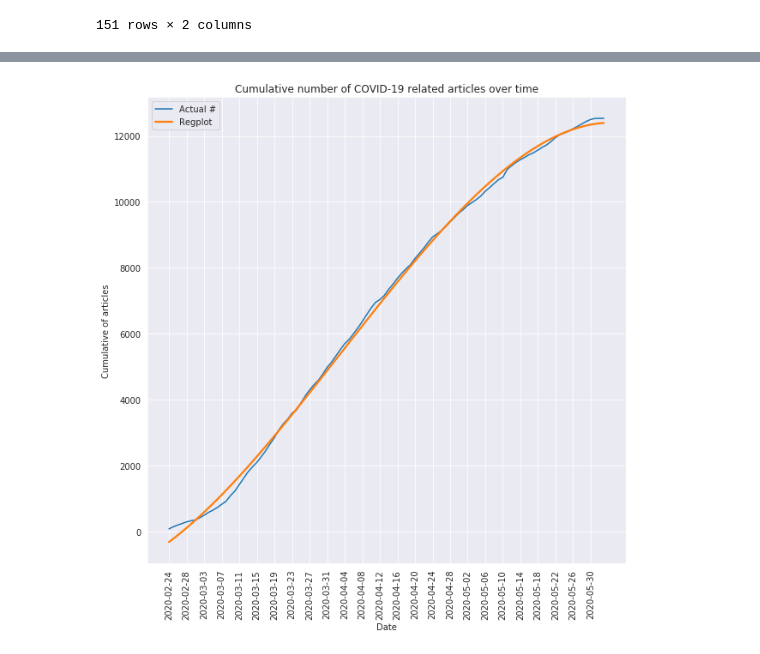
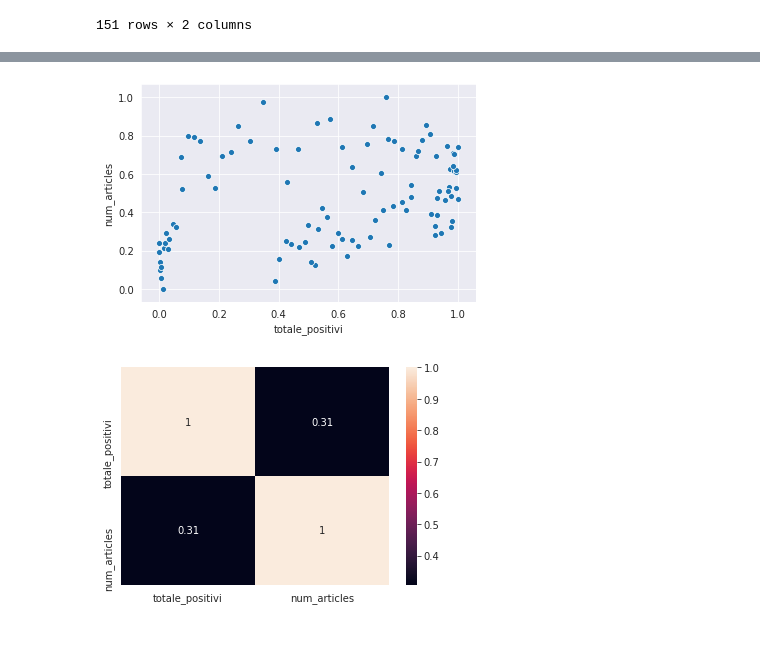
Before and after one commit to Gruntrexpewrus/StatLearnTeam, a Jupyter notebook: articles_analysis/Covid_Articles_Statistics.ipynb, the cells around one changed output, grey strips where cells are left out. Cells and saved outputs as stored; diff of their text form; code cells hidden in the pictures.

```diff
--- a/articles_analysis/Covid_Articles_Statistics.ipynb
+++ b/articles_analysis/Covid_Articles_Statistics.ipynb
@@ -117,24 +117,16 @@ plt.show(ax)
-# %%
-
-cumulative_cols = ['date', 'cumulative_num_articles']
-cumulative = pd.DataFrame()
-
-for i in range(len(count_articles_dataset.index)):
-    date_tmp = count_articles_dataset.index[i]
-    cumulative_sum_tmp = sum(count_articles_dataset.values[:i+1])
-    cumulative = cumulative.append(pd.DataFrame(data = [[date_tmp, cumulative_sum_tmp]], columns = cumulative_cols, index = [len(cumulative.index)]))
-
-
-fig, ax = plt.subplots(figsize=(10, 10))
-sns.lineplot(cumulative.date, cumulative.cumulative_num_articles, ax = ax);
-sns.regplot(range(len(cumulative.date)), cumulative.cumulative_num_articles, ax = ax, order = 3, scatter = False, ci = None);
-
-ax.set_xticks(cumulative.date[::4])
-ax.set_xticklabels(cumulative.date[::4], rotation=90)
-ax.legend(['Actual #', 'Regplot'])
-plt.xlabel('Date')
-plt.ylabel('Cumulative of articles')
-plt.title('Cumulative number of COVID-19 related articles over time')
-plt.show(ax)
-# %% [output]
-[figure, removed]
+# %%
+from sklearn.preprocessing import MinMaxScaler as Scaler
+
+d = prociv_data.merge(articles_with_covid_keywords.groupby('date').count().reset_index())
+d = d.rename(columns = {'title':'num_articles'}).loc[:, ['totale_positivi','num_articles']]
+scaler = Scaler()
+d = scaler.fit_transform(d[['totale_positivi', 'num_articles']])
+d = pd.DataFrame(d, columns = ['totale_positivi','num_articles'])
+
+sns.scatterplot(d['totale_positivi'], d['num_articles'])
+plt.show()
+sns.heatmap(d.corr(), annot = True)
+plt.show()
+# %% [output]
+[figure, added]
+[figure, added]
```
Also changed, not shown: parts of 1 cell of this notebook.
